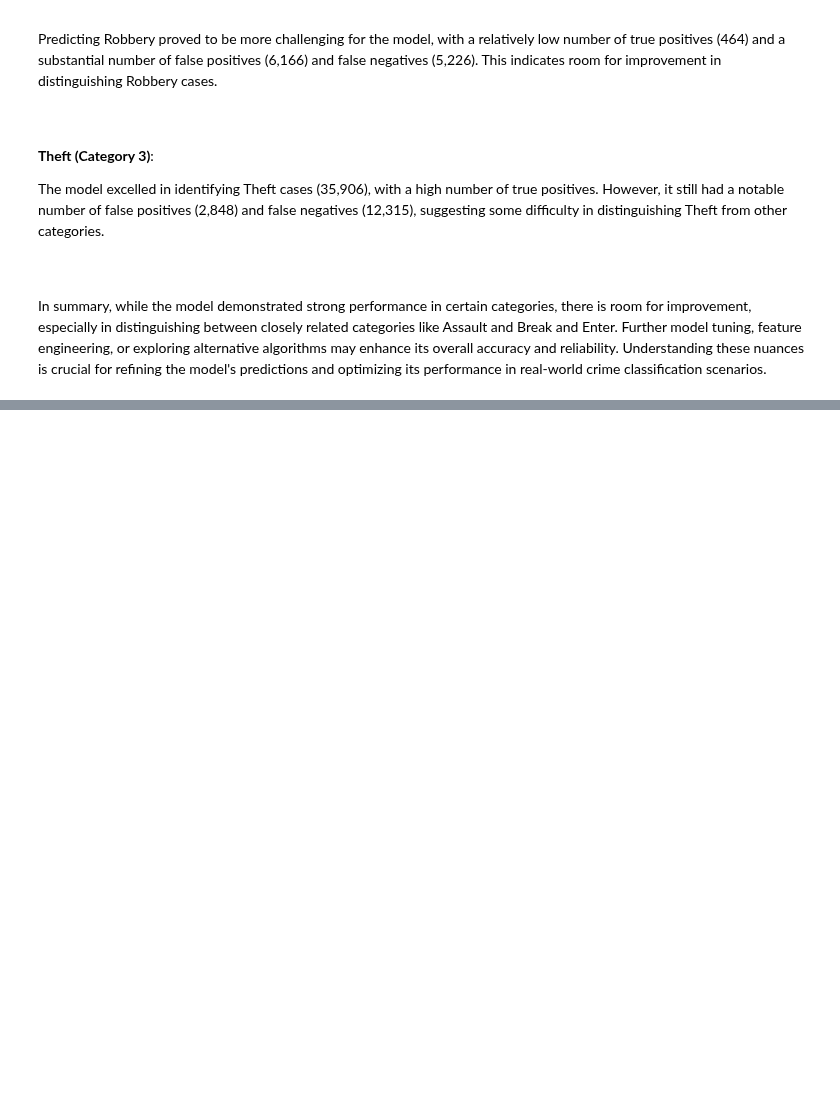
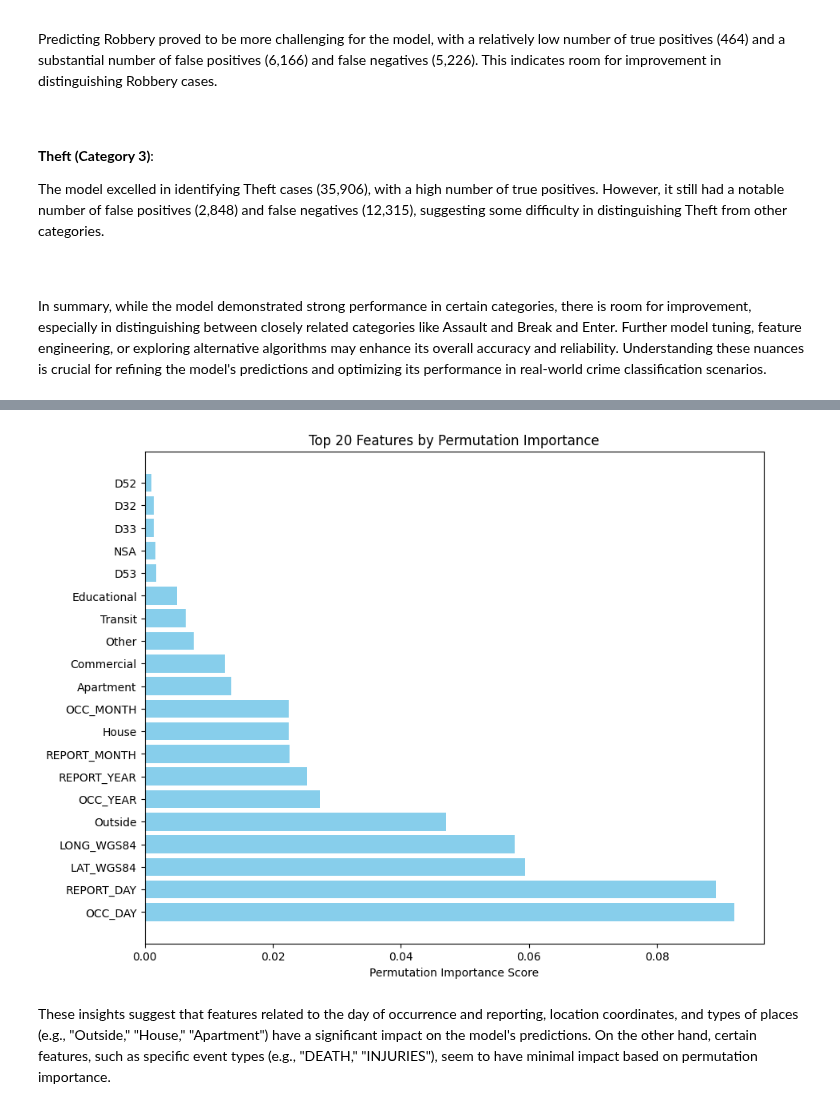
Before and after one commit to arsalan-radhu/Capstone_TorontoCrime, a Jupyter notebook: Models/FinalModel.ipynb, the cells around one changed output, grey strips where cells are left out. Cells and saved outputs as stored; diff of their text form; code cells hidden in the pictures; blank space fills up the shorter version.

```diff
--- a/Models/FinalModel.ipynb
+++ b/Models/FinalModel.ipynb
@@ -268,0 +308,23 @@ In summary, while the model demonstrated strong performance in certain categorie
+# %%
+# Assuming you have the array of permutation importance scores
+permutation_importance_scores = np.array([0.02538355, 0.02266289, 0.08922373, 0.02730724, 0.02243051, 0.0920164,
+                                          0.05779582, 0.05936766, 0.0, 0.0, 0.00066769, 0.00037394,
+                                          0.00055968, 0.00078715, 0.00031748, 0.00060305, 0.00049258,
+                                          0.00145075, 0.00147857, 0.00032157, 0.0002602, 0.0002422,
+                                          0.00059323, 0.00106944, 0.00174859, 0.00047458, 0.00168558,
+                                          0.01355011, 0.01251176, 0.00504529, 0.0225287, 0.0, 0.00762848,
+                                          0.0470531, 0.00635202])
+
+# Assuming you have the list of feature names
+feature_names = tuple(X_train.columns)
+
+# Create a dictionary to associate feature names with their permutation importance scores
+feature_importance_dict = dict(zip(feature_names, permutation_importance_scores))
+
+# Sort the features based on their permutation importance scores (descending order)
+sorted_feature_importance = sorted(feature_importance_dict.items(), key=lambda x: x[1], reverse=True)
+
+# Print sorted features
+print("Permutation Importance Scores:")
+for feature, importance in sorted_feature_importance:
+    print(f"{feature}: {importance}")
@@ -268,0 +349,13 @@ In summary, while the model demonstrated strong performance in certain categorie
+# %%
+# Plotting only the top 20 features
+top_features = sorted_feature_importance[:20]
+
+plt.figure(figsize=(10, 8))
+plt.barh([x[0] for x in top_features], [x[1] for x in top_features], color='skyblue')
+plt.xlabel('Permutation Importance Score')
+plt.title('Top 20 Features by Permutation Importance')
+plt.show()
+# %% [output]
+[figure, added]
+# %% [markdown]
+These insights suggest that features related to the day of occurrence and reporting, location coordinates, and types of places (e.g., "Outside," "House," "Apartment") have a significant impact on the model's predictions. On the other hand, certain features, such as specific event types (e.g., "DEATH," "INJURIES"), seem to have minimal impact based on permutation importance.
```
Also changed, not shown: parts of 15 cells of this notebook, 1 other file.
